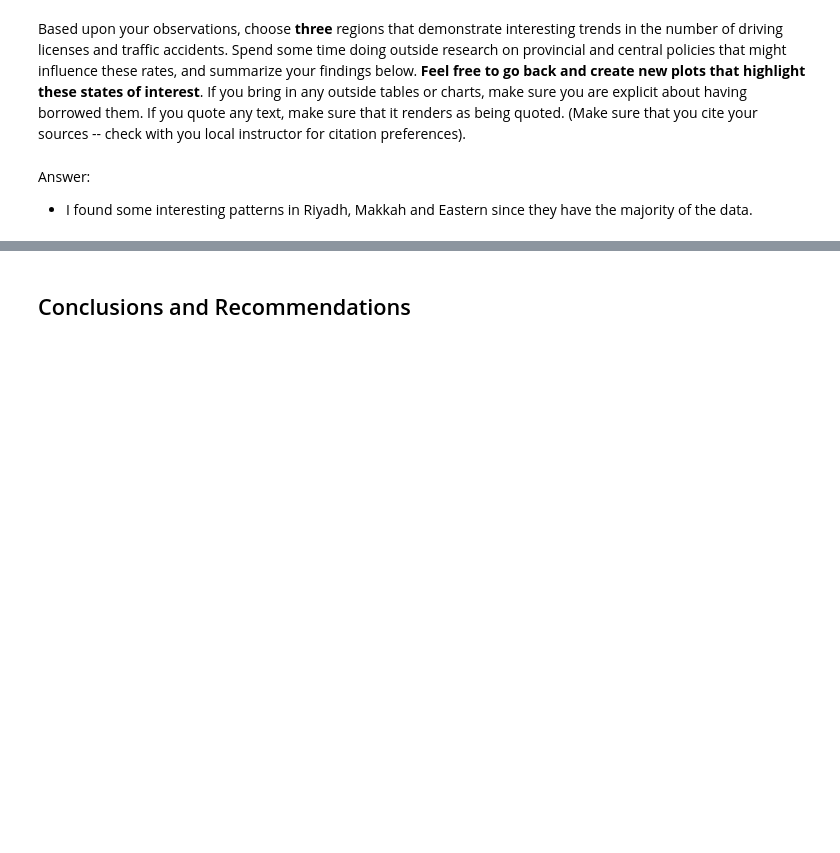
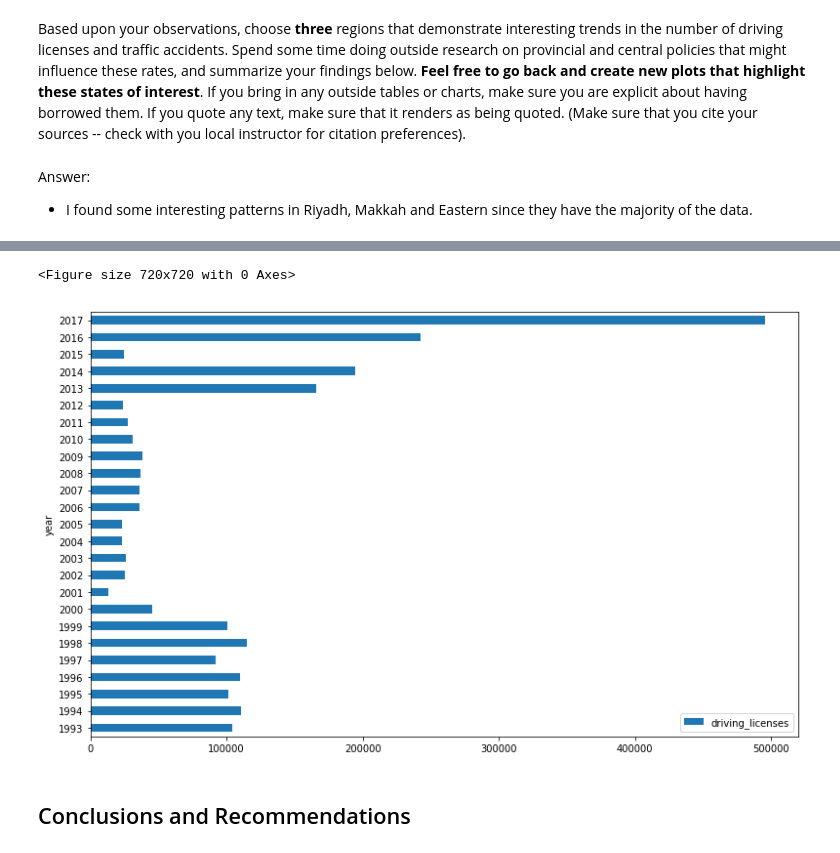
Before and after one commit to Abdulmalik0x/Accident-Licenses-SaudiArabia, a Jupyter notebook: code/starter-code.ipynb, the cells around one changed output, grey strips where cells are left out. Drawn from its saved outputs; the diff is of its cells as text; code cells hidden in the pictures; blank space fills up the shorter version.

```diff
--- a/code/starter-code.ipynb
+++ b/code/starter-code.ipynb
@@ -857,3 +1071,11 @@ pivot_df.loc[:,[2016, 2017]].plot.bar(stacked=True, color=colors, figsize=(10,7)
+# %%
+plt.figure(figsize=(10,10))
+plt.rcParams["figure.figsize"] = (13,8)
+t_licenses[t_licenses['region'] == 'Riyadh'].sort_values('year').plot('year','driving_licenses',kind='barh')
+plt.show()
+# %% [output]
+<Figure size 720x720 with 0 Axes>
+[figure, added]
 # %% [markdown]
 ## Conclusions and Recommendations
 # %% [markdown]
```
Also changed, not shown: parts of 32 cells of this notebook.
